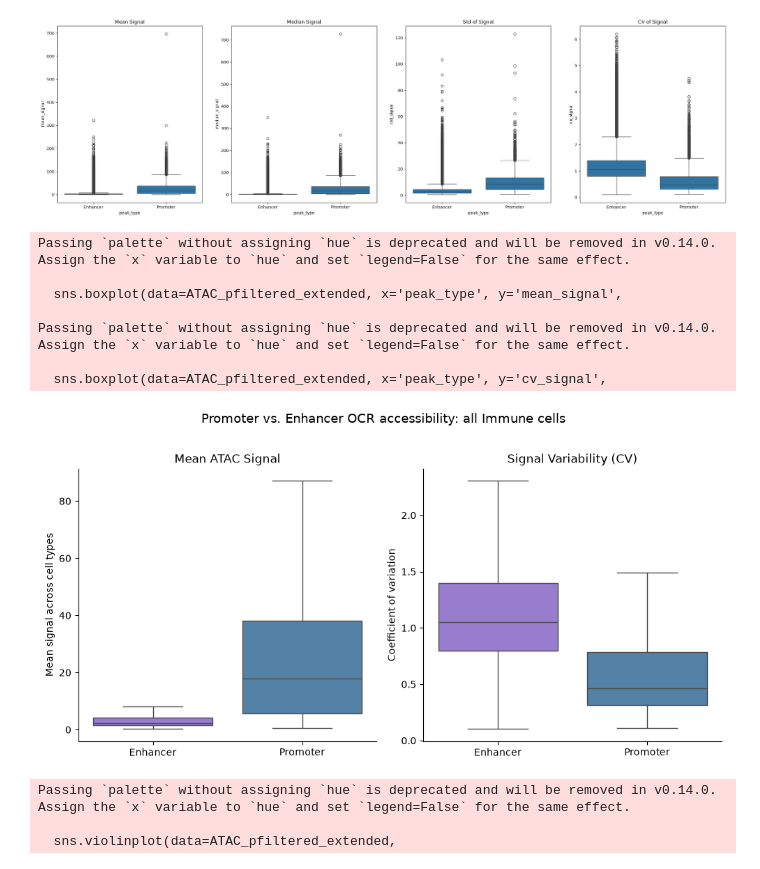
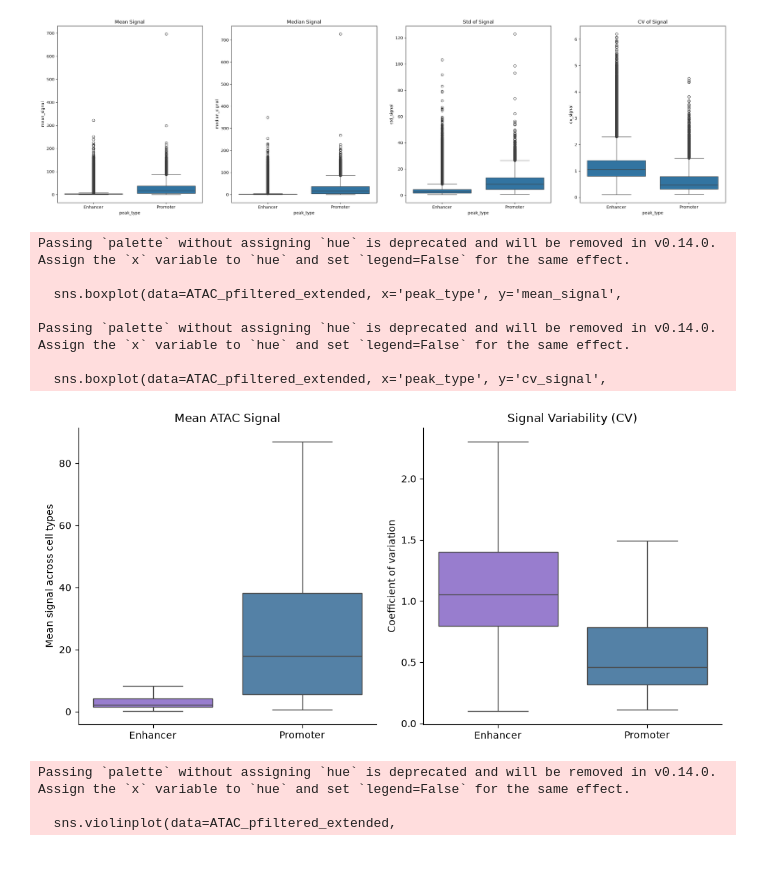
Before and after one commit to datascience-mobi-2026/topic04_team03, a Jupyter notebook: Jupyter_Lotta copy.ipynb, the cells around one changed output. Drawn from its saved outputs; the diff is of its cells as text; code cells hidden in the pictures.

Commit message:
plots without titlte

```diff
--- a/Jupyter_Lotta copy.ipynb
+++ b/Jupyter_Lotta copy.ipynb
@@ -418,35 +418,35 @@ fig, axes = plt.subplots(1, 2, figsize=(10, 5))
 sns.boxplot(data=ATAC_pfiltered_extended, x='peak_type', y='mean_signal',
             palette={'Promoter': 'steelblue', 'Enhancer': 'mediumpurple'},
             showfliers=False, ax=axes[0])
 axes[0].set_title("Mean ATAC Signal")
 axes[0].set_xlabel("")
 axes[0].set_ylabel("Mean signal across cell types")
 
 # CV
 sns.boxplot(data=ATAC_pfiltered_extended, x='peak_type', y='cv_signal',
             palette={'Promoter': 'steelblue', 'Enhancer': 'mediumpurple'},
             showfliers=False, ax=axes[1])
 axes[1].set_title("Signal Variability (CV)")
 axes[1].set_xlabel("")
 axes[1].set_ylabel("Coefficient of variation")
 
 for ax in axes:
     ax.spines['top'].set_visible(False)
     ax.spines['right'].set_visible(False)
 
-plt.suptitle("Promoter vs. Enhancer OCR accessibility: all Immune cells", fontsize=13, y=1.02)
+#plt.suptitle("Promoter vs. Enhancer OCR accessibility: all Immune cells", fontsize=13, y=1.02)
 plt.savefig('plots_for_poster/Boxplot CV Enhancer_promoter all cells.png', dpi=300)
 plt.tight_layout()
 plt.show()
 # %% [output]
 Passing `palette` without assigning `hue` is deprecated and will be removed in v0.14.0. Assign the `x` variable to `hue` and set `legend=False` for the same effect.
 
   sns.boxplot(data=ATAC_pfiltered_extended, x='peak_type', y='mean_signal',
 
 Passing `palette` without assigning `hue` is deprecated and will be removed in v0.14.0. Assign the `x` variable to `hue` and set `legend=False` for the same effect.
 
   sns.boxplot(data=ATAC_pfiltered_extended, x='peak_type', y='cv_signal',
-[figure, old version]
+[figure, new version]
 # %%
 import matplotlib.pyplot as plt
 import seaborn as sns
```
Also changed, not shown: parts of 2 cells of this notebook, 3 other files.
